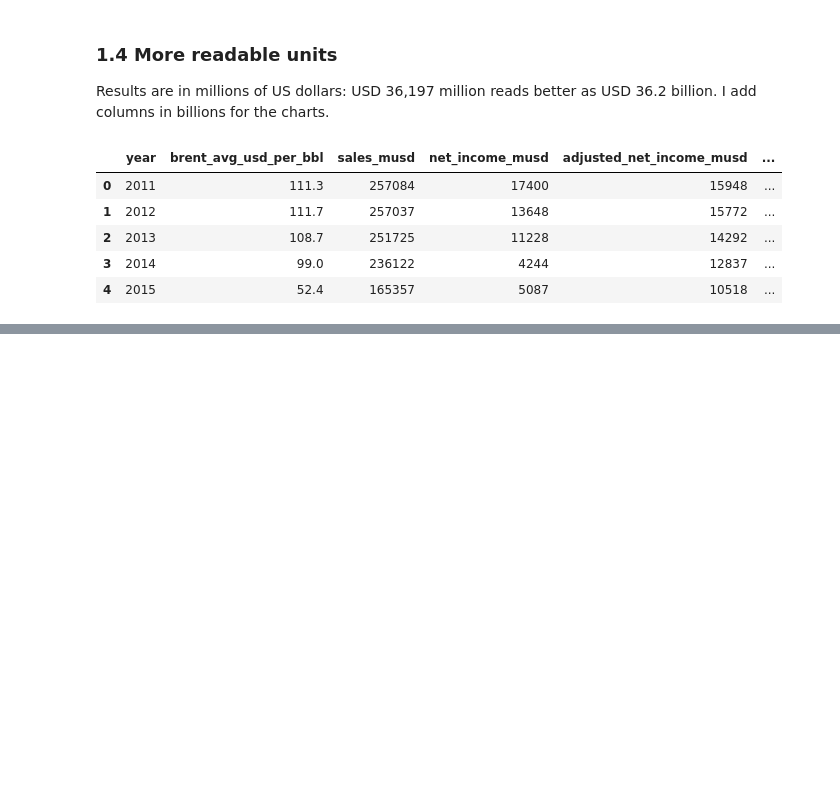
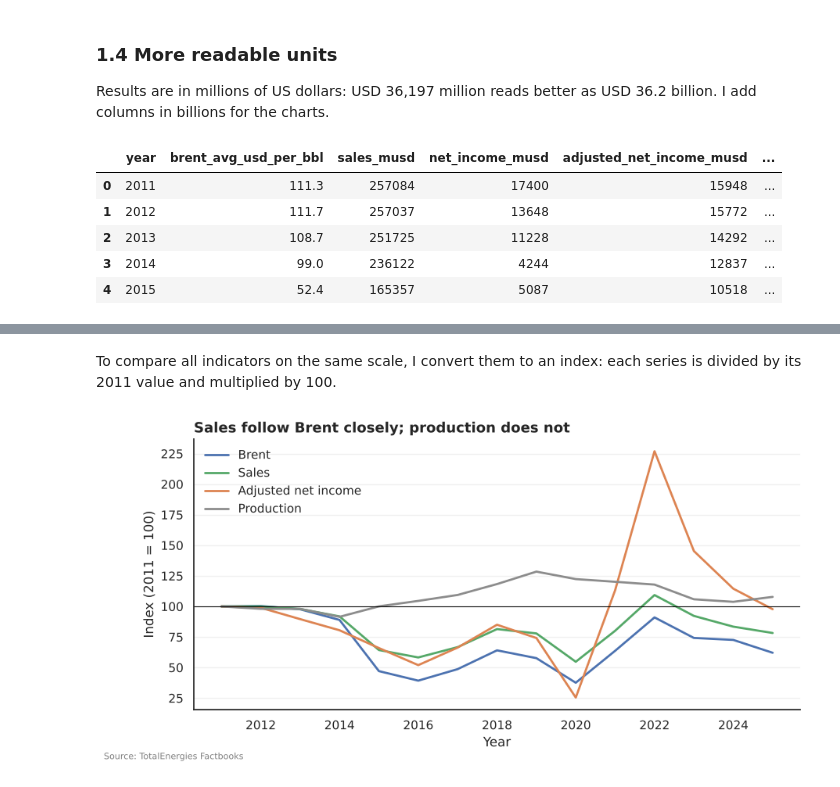
Before and after one commit to Mouabd19/TotalEnergies-Oil-Price-Analysis, a Jupyter notebook: notebooks/01_totalenergies_analysis.ipynb, the cells around one changed output, grey strips where cells are left out. Saved outputs shown, nothing was run; the diff lists cells and outputs as text; code cells hidden in the pictures; blank space fills up the shorter version.

```diff
--- a/notebooks/01_totalenergies_analysis.ipynb
+++ b/notebooks/01_totalenergies_analysis.ipynb
@@ -199,0 +221,20 @@ annual.head()
+# %% [markdown]
+To compare all indicators on the same scale, I convert them to an index: each series is divided by its 2011 value and multiplied by 100.
+# %%
+indicators = {
+    "brent_avg_usd_per_bbl": "Brent",
+    "sales_musd": "Sales",
+    "adjusted_net_income_musd": "Adjusted net income",
+    "production_kboe_per_day": "Production",
+}
+index_2011 = annual.set_index("year")[list(indicators)].rename(columns=indicators)
+index_2011 = index_2011 / index_2011.iloc[0] * 100
+
+fig, ax = plt.subplots()
+index_2011.plot(ax=ax, color=[BLUE, GREEN, ORANGE, GREY], linewidth=2)
+ax.axhline(100, color="black", linewidth=0.8)
+format_axes(ax, "Sales follow Brent closely; production does not", "Year", "Index (2011 = 100)")
+ax.legend(frameon=False)
+plt.show()
+# %% [output]
+[figure, added]
```
Also changed, not shown: parts of 7 cells of this notebook.
